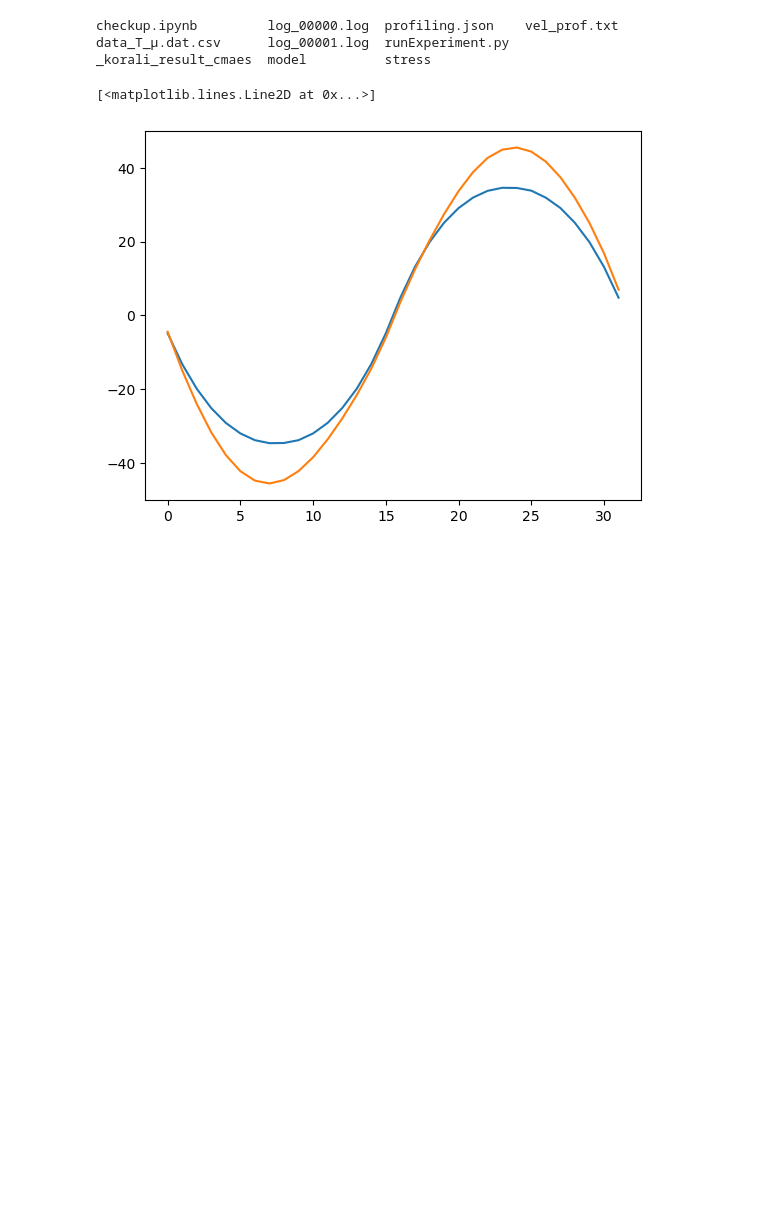
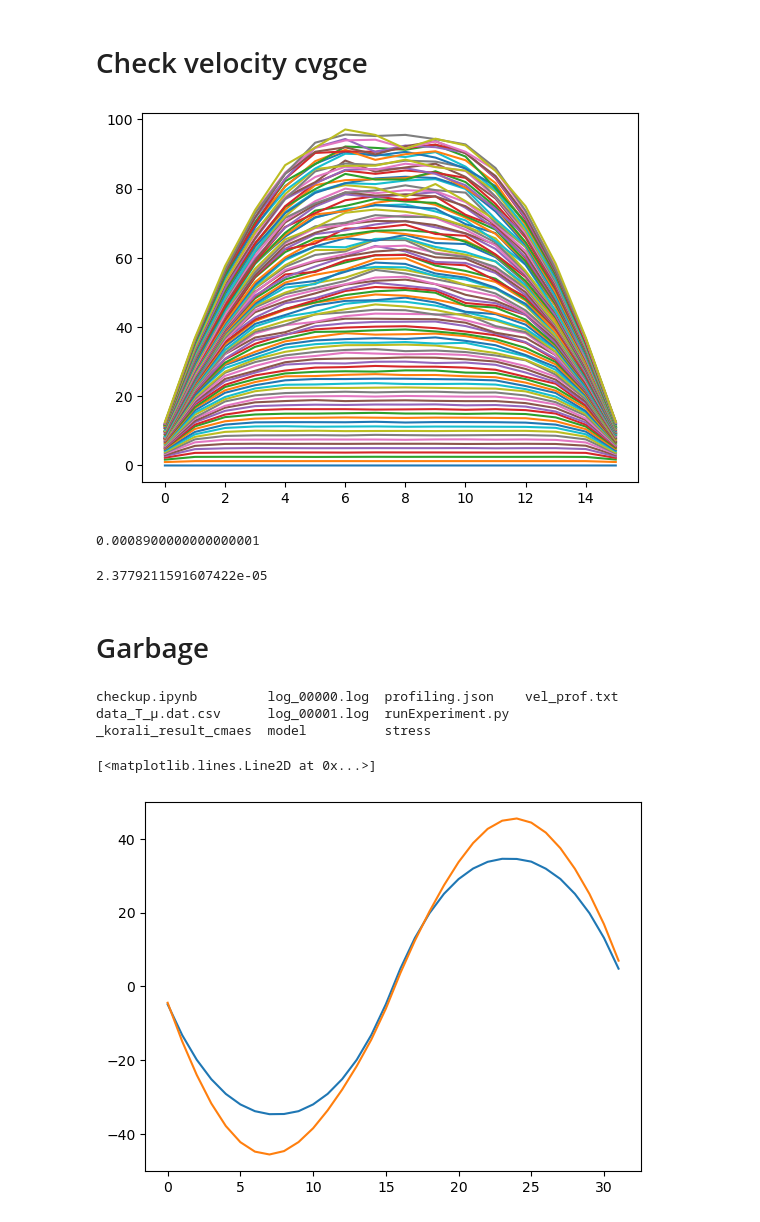
Before and after one commit to BrieucB/UQ_DPD, a Jupyter notebook: checkup.ipynb, the cells around one changed output. Saved outputs shown, nothing was run; the diff lists cells and outputs as text; code cells hidden in the pictures; blank space fills up the shorter version.

```diff
--- a/checkup.ipynb
+++ b/checkup.ipynb
@@ -4,6 +4,33 @@ import matplotlib.pyplot as plt
 from scipy.optimize import curve_fit
 import h5py
 import pandas as pd
+# %% [markdown]
+# Check velocity cvgce
+# %%
+f=[]
+for t in range(0, 99):
+    #prof=np.mean((h5py.File('model/h5/%05d.h5'%t, 'r'))['velocities'][:,:,:,0], axis=(0,2))
+    prof=np.mean((h5py.File('model/stress/a0.03_gamma1.00_Ti25.%07d.h5'%t, 'r'))['velocities'][:,:,:,0], axis=(0,2))
+    L=len(prof)//2
+    data_neg=prof[:L]
+    data_pos=prof[L:]
+    data=0.5*(-data_neg+data_pos)
+    f.append(data)
+# %%
+for t in range(0, 99):
+    plt.plot(f[t])
+# %% [output]
+[figure, added]
+# %%
+0.001*0.89
+# %% [output]
+0.0008900000000000001
+# %%
+0.000023779211591607422
+# %% [output]
+2.3779211591607422e-05
+# %% [markdown]
+# Garbage
 # %%
 !ls
 # %% [output]
```
Also changed, not shown: 5 other files.
